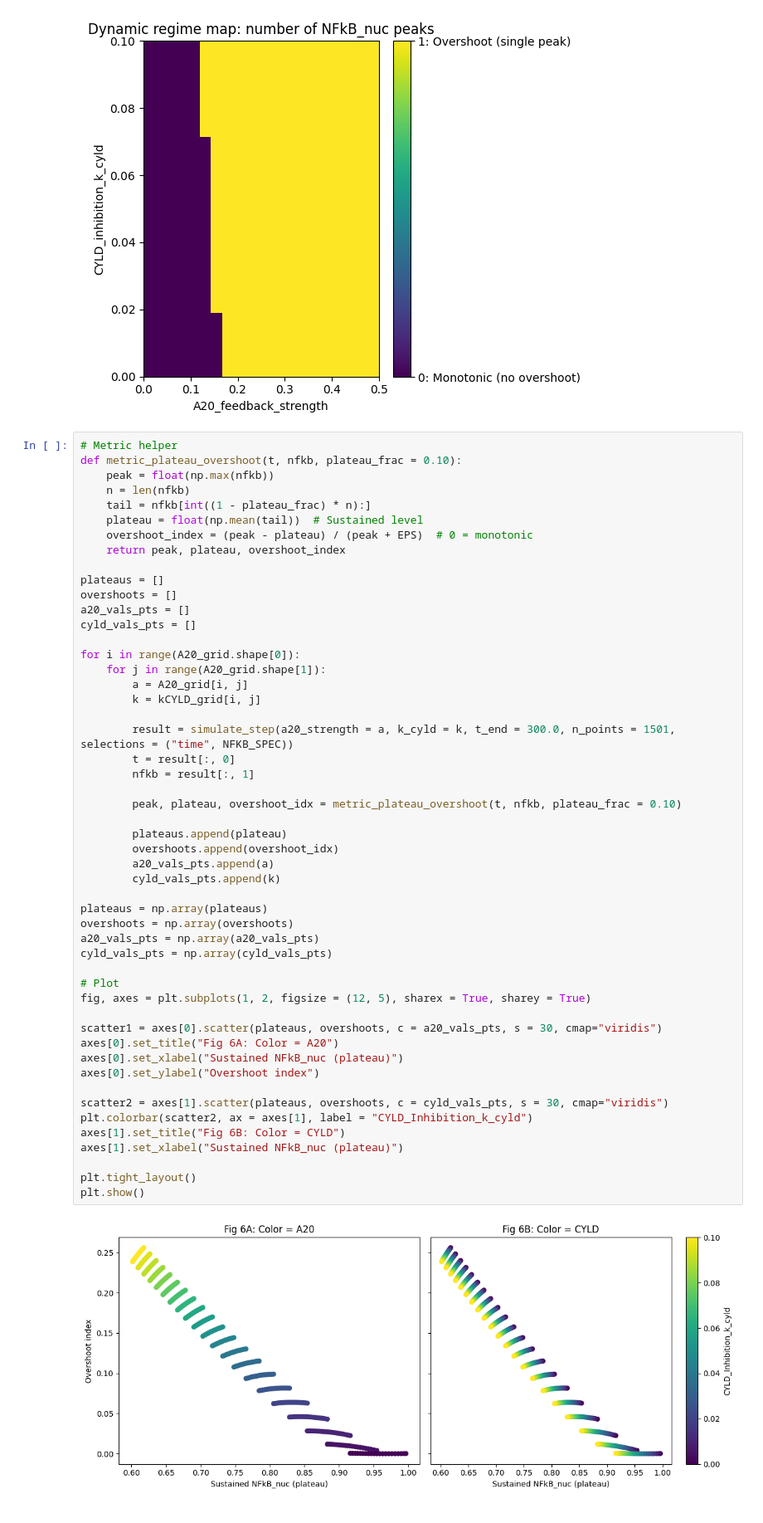
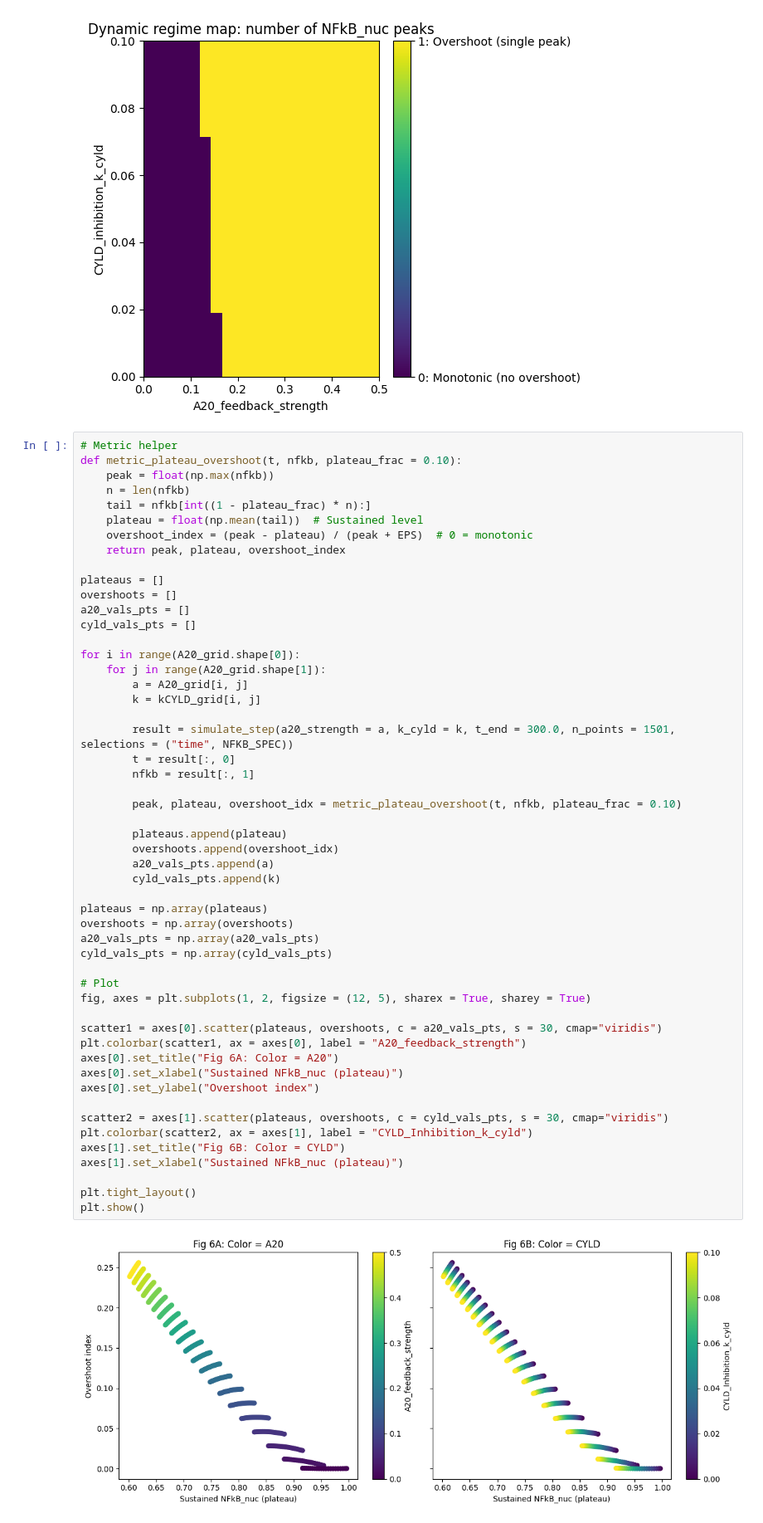
Before and after one commit to 1Riya-Shukla/NF-kB-Pathways, a Jupyter notebook: CommonEffects/RoadRunner.ipynb, the cells around one changed output. Shown at 83% size. Drawn from its saved outputs; the diff is of its cells as text.

Commit message:
Updated Figure 6

```diff
--- a/CommonEffects/RoadRunner.ipynb
+++ b/CommonEffects/RoadRunner.ipynb
@@ -364,31 +364,32 @@ for i in range(A20_grid.shape[0]):
         nfkb = result[:, 1]
 
         peak, plateau, overshoot_idx = metric_plateau_overshoot(t, nfkb, plateau_frac = 0.10)
 
         plateaus.append(plateau)
         overshoots.append(overshoot_idx)
         a20_vals_pts.append(a)
         cyld_vals_pts.append(k)
 
 plateaus = np.array(plateaus)
 overshoots = np.array(overshoots)
 a20_vals_pts = np.array(a20_vals_pts)
 cyld_vals_pts = np.array(cyld_vals_pts)
 
 # Plot
 fig, axes = plt.subplots(1, 2, figsize = (12, 5), sharex = True, sharey = True)
 
 scatter1 = axes[0].scatter(plateaus, overshoots, c = a20_vals_pts, s = 30, cmap="viridis")
+plt.colorbar(scatter1, ax = axes[0], label = "A20_feedback_strength")
 axes[0].set_title("Fig 6A: Color = A20")
 axes[0].set_xlabel("Sustained NFkB_nuc (plateau)")
 axes[0].set_ylabel("Overshoot index")
 
 scatter2 = axes[1].scatter(plateaus, overshoots, c = cyld_vals_pts, s = 30, cmap="viridis")
 plt.colorbar(scatter2, ax = axes[1], label = "CYLD_Inhibition_k_cyld")
 axes[1].set_title("Fig 6B: Color = CYLD")
 axes[1].set_xlabel("Sustained NFkB_nuc (plateau)")
 
 plt.tight_layout()
 plt.show()
 # %% [output]
-[figure, old version]
+[figure, new version]
```
